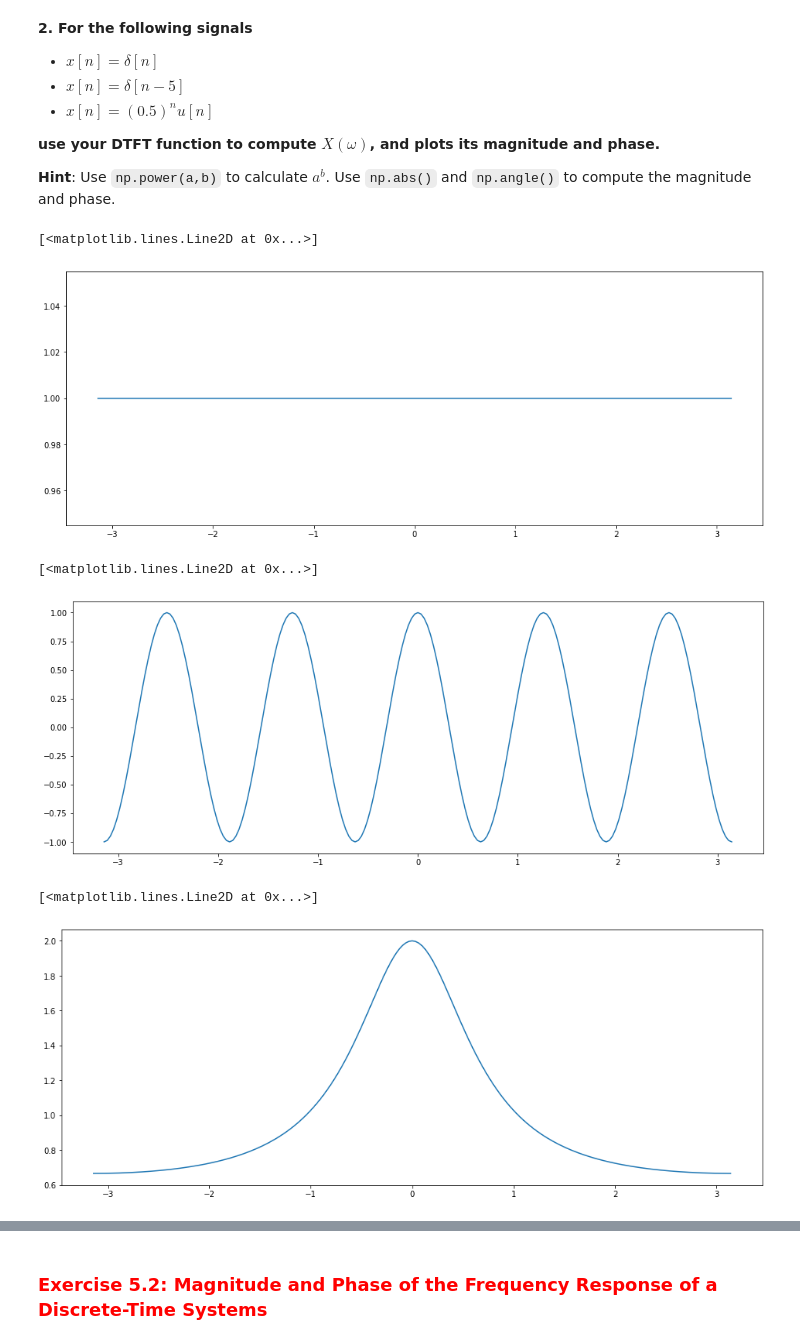
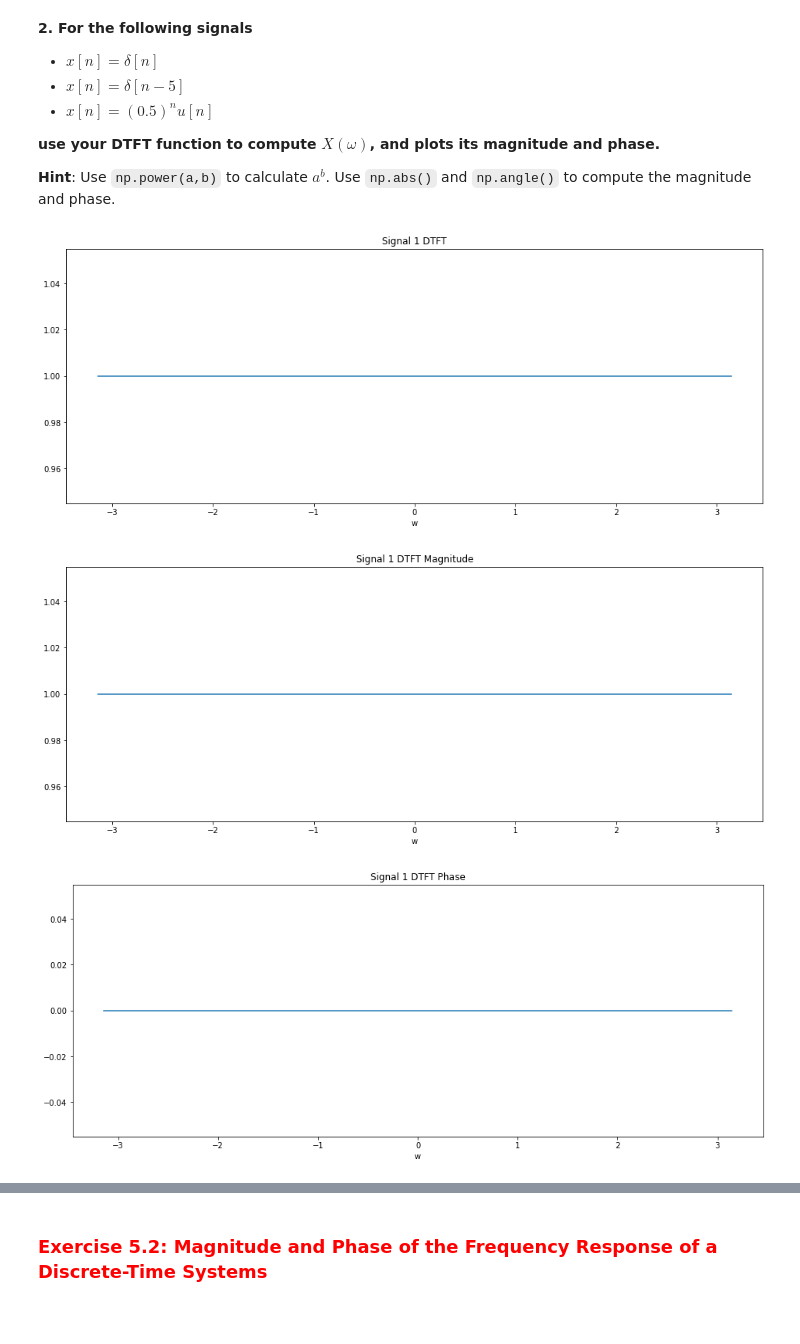
Before and after one commit to JustinWang781/438-Lab03, a Jupyter notebook: lab03_final_report.ipynb, the cells around one changed output, grey strips where cells are left out. Drawn from its saved outputs; the diff is of its cells as text; code cells hidden in the pictures; blank space fills up the shorter version.

```diff
--- a/lab03_final_report.ipynb
+++ b/lab03_final_report.ipynb
@@ -168,27 +210,31 @@ def DTFT(x,n0,w):
 # %%
 # write your code here
 n = np.arange(-100, 100 + 1, 1)
 n0 = n[0]
 x1 = (n==0).astype(float)
 x2 = ((n-5) == 0).astype(float)
 x3 = np.power(0.5,n) * (n >= 0).astype(float)
 w = np.linspace(-np.pi, np.pi, 201, endpoint=True)
 
 X1 = DTFT(x1, n0, w)
 X2 = DTFT(x2, n0, w)
 X3 = DTFT(x3, n0, w)
 
-plt.plot(w, X1)
+plt.plot(w, (X1))
+plt.title("Signal 1 DTFT")
+plt.xlabel("w")
+plt.show()
+
+plt.plot(w, np.abs(X1))
+plt.title("Signal 1 DTFT Magnitude")
+plt.xlabel("w")
+plt.show()
+
+plt.plot(w, np.angle(X1))
+plt.title("Signal 1 DTFT Phase")
+plt.xlabel("w")
+plt.show()
 # %% [output]
-[<matplotlib.lines.Line2D at 0x...>]
-[figure, old version]
+[figure, new version]
+[figure, added]
+[figure, added]
-# %%
-plt.plot(w, X2)
-# %% [output]
-[<matplotlib.lines.Line2D at 0x...>]
-[figure, removed]
-# %%
-plt.plot(w, X3)
-# %% [output]
-[<matplotlib.lines.Line2D at 0x...>]
-[figure, removed]
```
Also changed, not shown: parts of 36 cells of this notebook.
